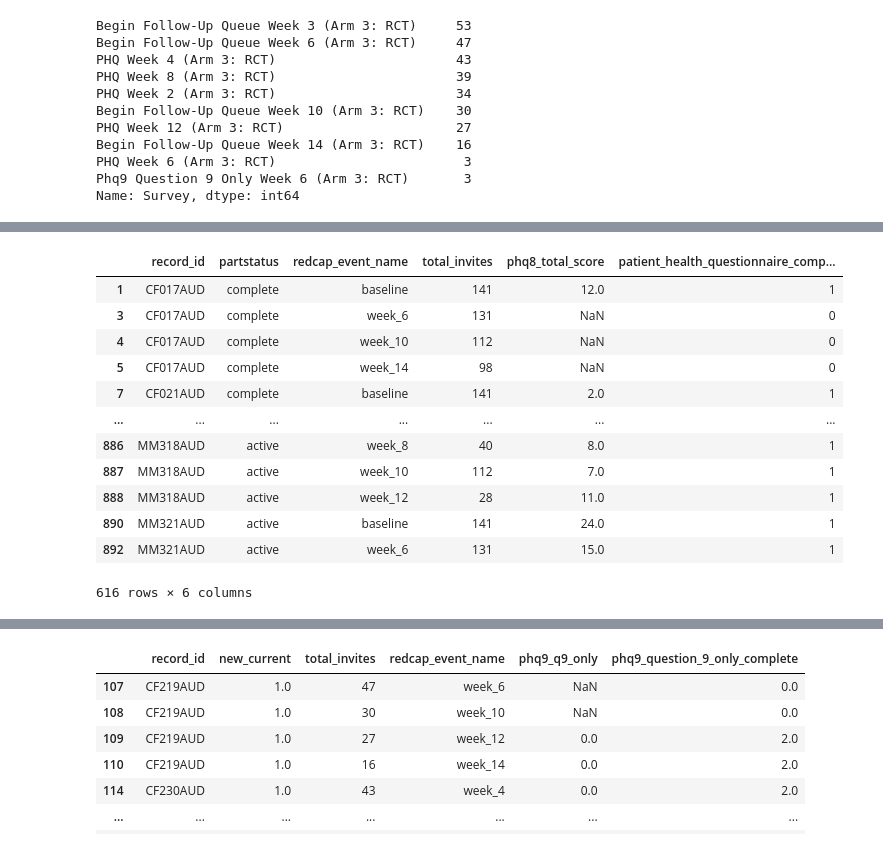
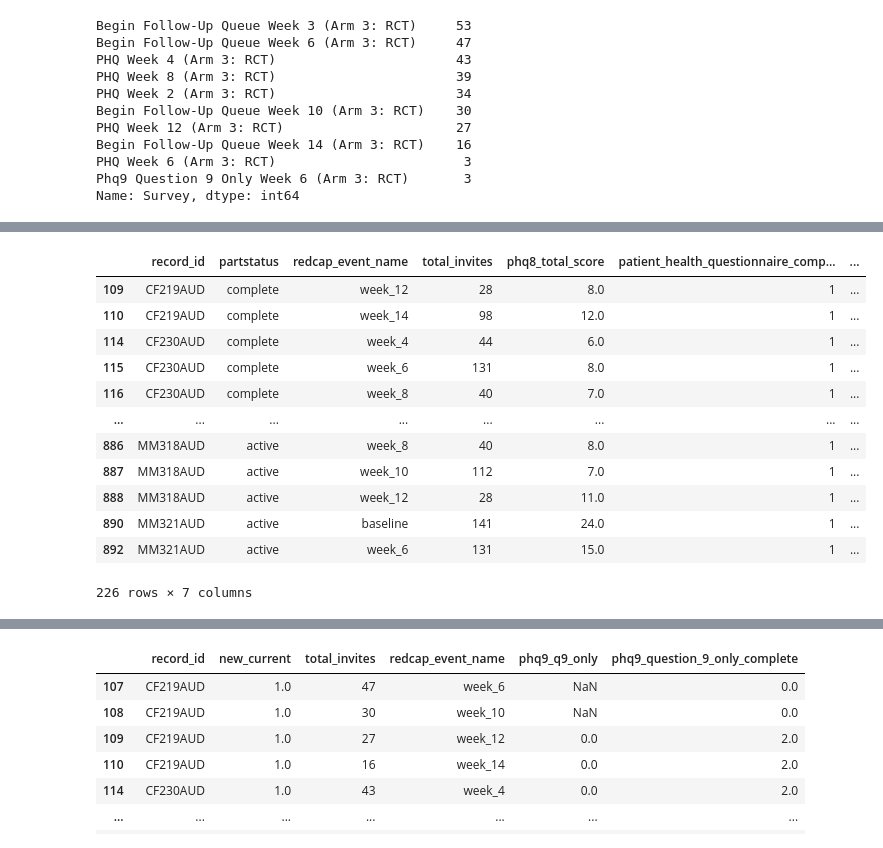
Before and after one commit to mbthompson14/HR_DSMB_2023, a Jupyter notebook: completion_main.ipynb, the cells around one changed output, grey strips where cells are left out. Saved outputs shown, nothing was run; the diff lists cells and outputs as text; code cells hidden in the pictures.

```diff
--- a/completion_main.ipynb
+++ b/completion_main.ipynb
@@ -238,20 +256,22 @@ Name: Survey, dtype: int64
 # %%
 # create phq8 dataset
-phq8 = df_c.loc[(df_c['redcap_event_name']!='week_3'), ['record_id','partstatus','redcap_event_name','total_invites','phq8_total_score','patient_health_questionnaire_complete']]
+phq8 = df_c.loc[(df_c['redcap_event_name']!='week_3'), ['record_id','partstatus','redcap_event_name','total_invites','phq8_total_score','patient_health_questionnaire_complete','patient_health_questionnaire_timestamp']]
+phq8['patient_health_questionnaire_timestamp'] = pd.to_datetime(phq8['patient_health_questionnaire_timestamp'])
+phq8 = phq8.loc[phq8['patient_health_questionnaire_timestamp']>datetime(2023, 2, 6)]
 phq8['patient_health_questionnaire_complete'] = np.where(phq8['patient_health_questionnaire_complete']==2,1,0)
 phq8
 # %% [output]
-|  | record_id | partstatus | redcap_event_name | total_invites | phq8_total_score | patient_health_questionnaire_comp... |
-| 1 | CF017AUD | complete | baseline | 141 | 12.0 | 1 |
-| 3 | CF017AUD | complete | week_6 | 131 | NaN | 0 |
-| 4 | CF017AUD | complete | week_10 | 112 | NaN | 0 |
-| 5 | CF017AUD | complete | week_14 | 98 | NaN | 0 |
-| 7 | CF021AUD | complete | baseline | 141 | 2.0 | 1 |
-| ... | ... | ... | ... | ... | ... | ... |
-| 886 | MM318AUD | active | week_8 | 40 | 8.0 | 1 |
-| 887 | MM318AUD | active | week_10 | 112 | 7.0 | 1 |
-| 888 | MM318AUD | active | week_12 | 28 | 11.0 | 1 |
-| 890 | MM321AUD | active | baseline | 141 | 24.0 | 1 |
-| 892 | MM321AUD | active | week_6 | 131 | 15.0 | 1 |
+|  | record_id | partstatus | redcap_event_name | total_invites | phq8_total_score | patient_health_questionnaire_comp... | ... |
+| 109 | CF219AUD | complete | week_12 | 28 | 8.0 | 1 | ... |
+| 110 | CF219AUD | complete | week_14 | 98 | 12.0 | 1 | ... |
+| 114 | CF230AUD | complete | week_4 | 44 | 6.0 | 1 | ... |
+| 115 | CF230AUD | complete | week_6 | 131 | 8.0 | 1 | ... |
+| 116 | CF230AUD | complete | week_8 | 40 | 7.0 | 1 | ... |
+| ... | ... | ... | ... | ... | ... | ... | ... |
+| 886 | MM318AUD | active | week_8 | 40 | 8.0 | 1 | ... |
+| 887 | MM318AUD | active | week_10 | 112 | 7.0 | 1 | ... |
+| 888 | MM318AUD | active | week_12 | 28 | 11.0 | 1 | ... |
+| 890 | MM321AUD | active | baseline | 141 | 24.0 | 1 | ... |
+| 892 | MM321AUD | active | week_6 | 131 | 15.0 | 1 | ... |
-616 rows × 6 columns
+226 rows × 7 columns
 # %%
```
Also changed, not shown: parts of 16 cells of this notebook, 9 other files.
